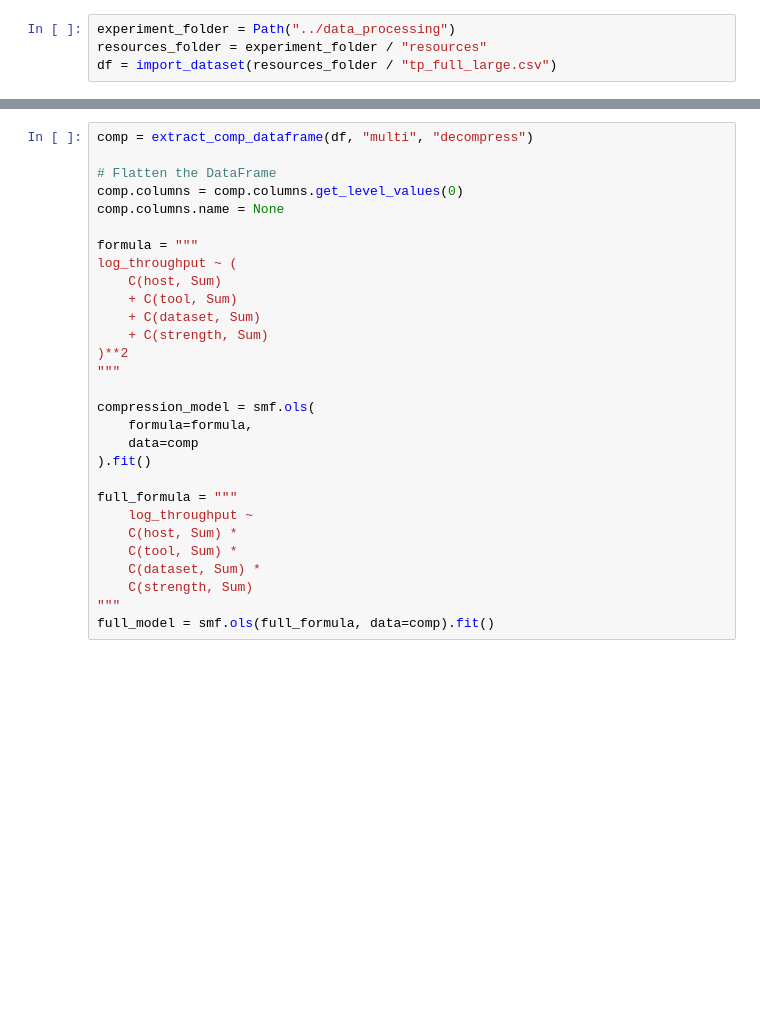
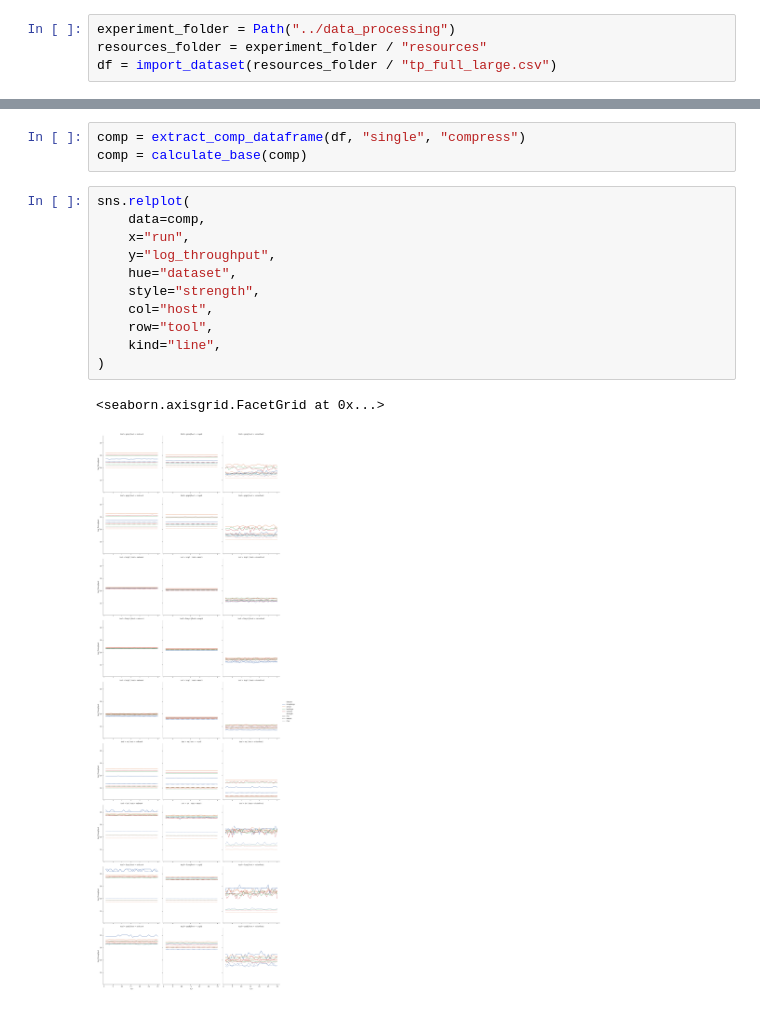
Before and after one commit to rsie-dev/power_consumption_experiment, a Jupyter notebook: visualization/visualize_model_tp.ipynb, the cells around one changed output, grey strips where cells are left out. Cells and saved outputs as stored; diff of their text form; blank space fills up the shorter version.

```diff
--- a/visualization/visualize_model_tp.ipynb
+++ b/visualization/visualize_model_tp.ipynb
@@ -59,30 +165,18 @@ def extract_comp_dataframe(df: pd.DataFrame, threading: str, mode: str) -> pd.Da
 # %%
-comp = extract_comp_dataframe(df, "multi", "decompress")
-
-# Flatten the DataFrame
-comp.columns = comp.columns.get_level_values(0)
-comp.columns.name = None
-
-formula = """
-log_throughput ~ (
-    C(host, Sum)
-    + C(tool, Sum)
-    + C(dataset, Sum)
-    + C(strength, Sum)
-)**2
-"""
-
-compression_model = smf.ols(
-    formula=formula,
-    data=comp
-).fit()
-
-full_formula = """
-    log_throughput ~
-    C(host, Sum) *
-    C(tool, Sum) *
-    C(dataset, Sum) *
-    C(strength, Sum)
-"""
-full_model = smf.ols(full_formula, data=comp).fit()
+comp = extract_comp_dataframe(df, "single", "compress")
+comp = calculate_base(comp)
+# %%
+sns.relplot(
+    data=comp,
+    x="run",
+    y="log_throughput",
+    hue="dataset",
+    style="strength",
+    col="host",
+    row="tool",
+    kind="line",
+)
+# %% [output]
+<seaborn.axisgrid.FacetGrid at 0x...>
+[figure, added]
 # %%
```
Also changed, not shown: parts of 9 cells of this notebook, 2 other files.
